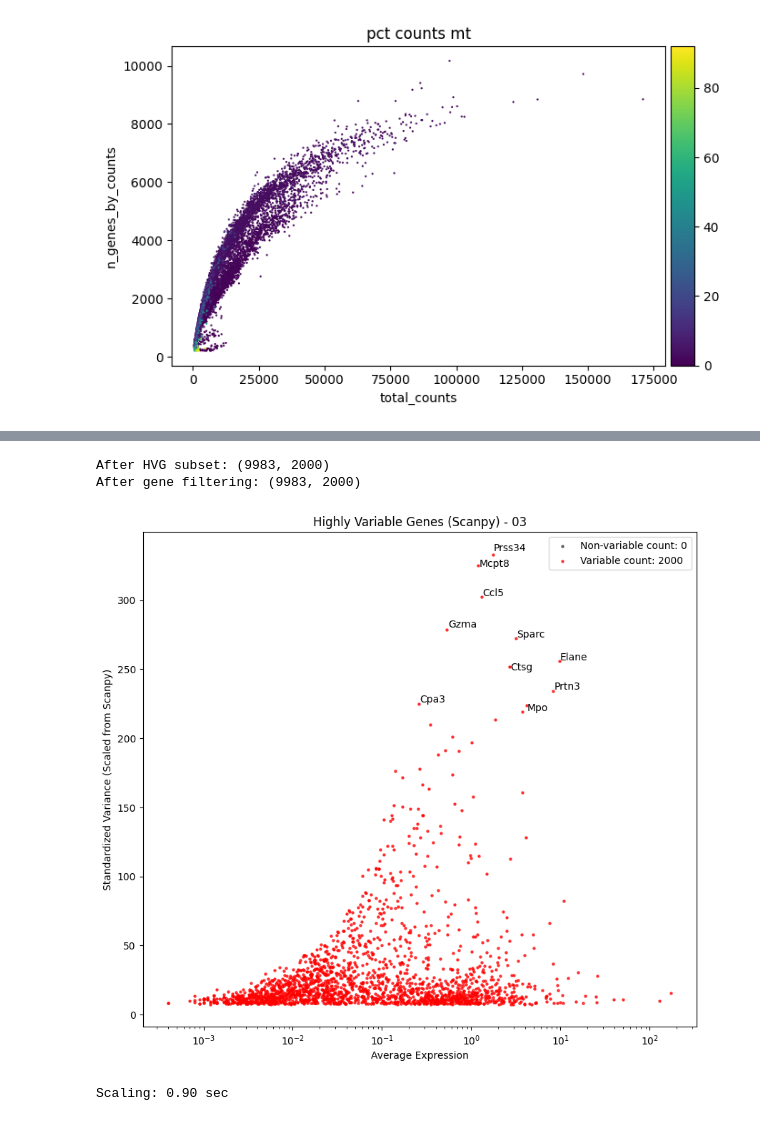
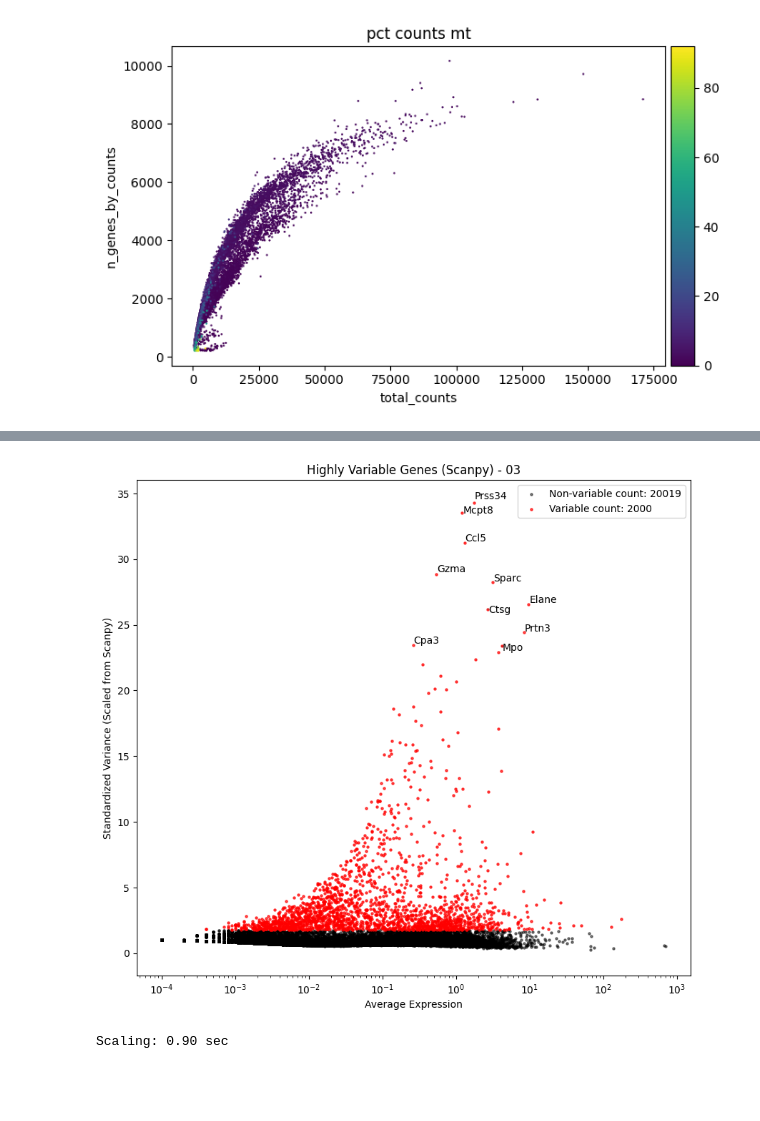
Before and after one commit to snsaiphoo/cis6060_finalproject, a Jupyter notebook: 03_GSM8545309.ipynb, the cells around one changed output, grey strips where cells are left out. Saved outputs shown, nothing was run; the diff lists cells and outputs as text; code cells hidden in the pictures; blank space fills up the shorter version.

Commit message:
images

```diff
--- a/03_GSM8545309.ipynb
+++ b/03_GSM8545309.ipynb
@@ -109,61 +109,51 @@ HVG: 2.21 sec
 HVGs after selection: 2000
-# %%
-# Subset to HVGs
-adata = adata[:, adata.var['highly_variable']].copy()
-print("After HVG subset:", adata.shape)
-
-print("After gene filtering:", adata.shape)
-# %% [output]
-After HVG subset: (9983, 2000)
-After gene filtering: (9983, 2000)
 # %%
 # Plotting HVG
 means = adata.var["means"]
 var = adata.var["variances_norm"]
 hvg = adata.var["highly_variable"]
 
-var_transformed = (var - 1) * 10
-
 plt.figure(figsize=(10, 9))
 
 # Non-variable genes
-plt.scatter(means[~hvg], var_transformed[~hvg], s=5, color="black", alpha=0.5)
+plt.scatter(means[~hvg], var[~hvg], s=5, color="black", alpha=0.5)
 
 # HVGs
-plt.scatter(means[hvg], var_transformed[hvg], s=5, color="red", alpha=0.7)
+plt.scatter(means[hvg], var[hvg], s=5, color="red", alpha=0.7)
 
 plt.xscale("log")
 plt.xlabel("Average Expression")
 plt.ylabel("Standardized Variance (Scaled from Scanpy)")
 
 plt.legend([
     f"Non-variable count: {(~hvg).sum()}",
     f"Variable count: {hvg.sum()}"
 ])
 
 plt.title("Highly Variable Genes (Scanpy) - 03")
 
+# Top genes
 top_genes = adata.var[adata.var["highly_variable"]] \
     .sort_values("variances_norm", ascending=False) \
     .head(10)
 
 texts = []
 
 for gene in top_genes.index:
     x = adata.var.loc[gene, "means"]
-    y = var_transformed.loc[gene]
+    y = adata.var.loc[gene, "variances_norm"]
 
     texts.append(plt.text(x, y, gene, fontsize=10))
 
 adjust_text(
     texts,
     arrowprops=dict(arrowstyle="-", color="black", lw=0.5),
 )
 
 plt.savefig("scanpy_03/hvg_scanpy_03.png", dpi=300, bbox_inches="tight")
 plt.show()
 # %% [output]
-[figure, old version]
+[figure, new version]
 # %%
 # HVG
 scanpy_hvg = adata.var_names[adata.var["highly_variable"]]
```
Also changed, not shown: parts of 4 cells of this notebook, 2 other files.
